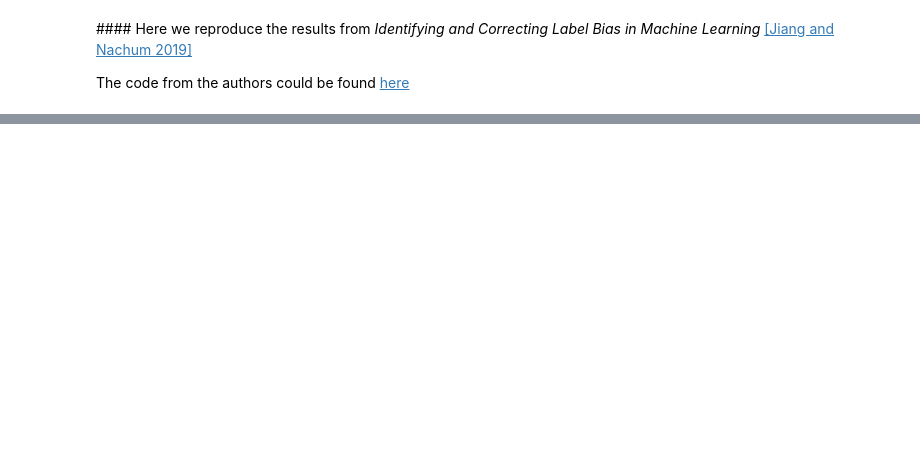
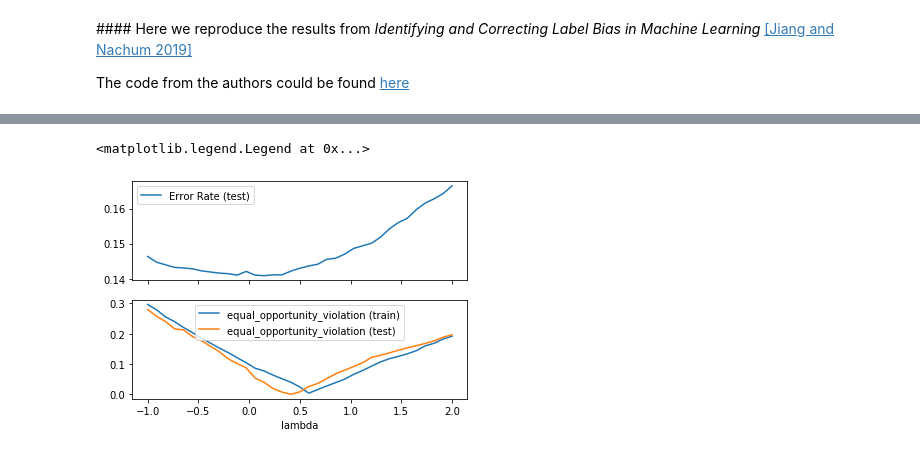
Before and after one commit to TwsThomas/fairness, a Jupyter notebook: fairness adult_sgd.ipynb, the cells around one changed output, grey strips where cells are left out. Saved outputs shown, nothing was run; the diff lists cells and outputs as text; code cells hidden in the pictures; blank space fills up the shorter version.

```diff
--- a/fairness adult_sgd.ipynb
+++ b/fairness adult_sgd.ipynb
@@ -161,0 +104,18 @@ Wall time: 8.64 s
+# %%
+def equal_opportunity_violation(y_pred, y_test, protected_group):
+    """ Compute the fairness violation w.r.t. the protected group
+
+    Equal opportunity compares true positive rates
+    """
+
+    # Positive true label
+    P_true_X = sum(y_test)
+    P_true_pg = sum(y_test & protected_group)
+    # True Positif
+    TP_X = sum(y_pred & y_test)
+    TP_pg = sum(y_pred & protected_group & y_test)
+
+    diff_TPR = TP_pg / P_true_pg - TP_X / P_true_X
+    return diff_TPR
+
+equal_opportunity_violation(y_pred, y_test, protected_test)
@@ -161,0 +128,43 @@ Wall time: 8.64 s
+# %%
+%%time
+
+def reweigth_samples(lambda_, protected_group, y_bias):
+    # Compute the reweighting w.r.t the protected group
+
+    w_tilde = np.exp(lambda_ * protected_group)
+    w = np.array(w_tilde / (1 + w_tilde) * y_bias +\
+                 1 / (1 + w_tilde) * (1 - y_bias))
+    return w
+
+l_lambda = np.linspace(-1, 2, 35)
+l_fairness_violation_train = []
+l_fairness_violation_test = []
+l_err_test = []
+for lambda_ in l_lambda:
+
+    w = reweigth_samples(lambda_, protected_train, y_train)
+    lr.fit(X_train, y_train, sample_weight=w)
+
+    train_violation = equal_opportunity_violation(
+        lr.predict(X_train), y_train, protected_train)
+    test_violation = equal_opportunity_violation(
+        lr.predict(X_test), y_test, protected_test)
+    l_fairness_violation_train.append(train_violation)
+    l_fairness_violation_test.append(test_violation)
+    l_err_test.append(1-lr.score(X_test, y_test))
+
+    # Note that an iterative approach is possible to converge to lambda_star:
+    # if we set each time `lambda_ = lambda_ - train_violation`
+
+lambda_star = l_lambda[np.argmin(np.abs(l_fairness_violation_train))]
+print('lambda_star: ', lambda_star)
+fig, (ax0, ax1) = plt.subplots(nrows=2, sharex=True)
+ax0.plot(l_lambda, l_err_test, label='Error Rate (test)')
+ax0.legend()
+ax1.plot(l_lambda, np.abs(l_fairness_violation_train),
+         label='equal_opportunity_violation (train)')
+ax1.plot(l_lambda, np.abs(l_fairness_violation_test),
+         label='equal_opportunity_violation (test)')
+plt.xlabel('lambda')
+plt.legend()
+# %% [output]
@@ -162 +174,3 @@ Wall time: 8.64 s
+<matplotlib.legend.Legend at 0x...>
+[figure, added]
 # %%
```
Also changed, not shown: parts of 35 cells of this notebook, 3 other files.
